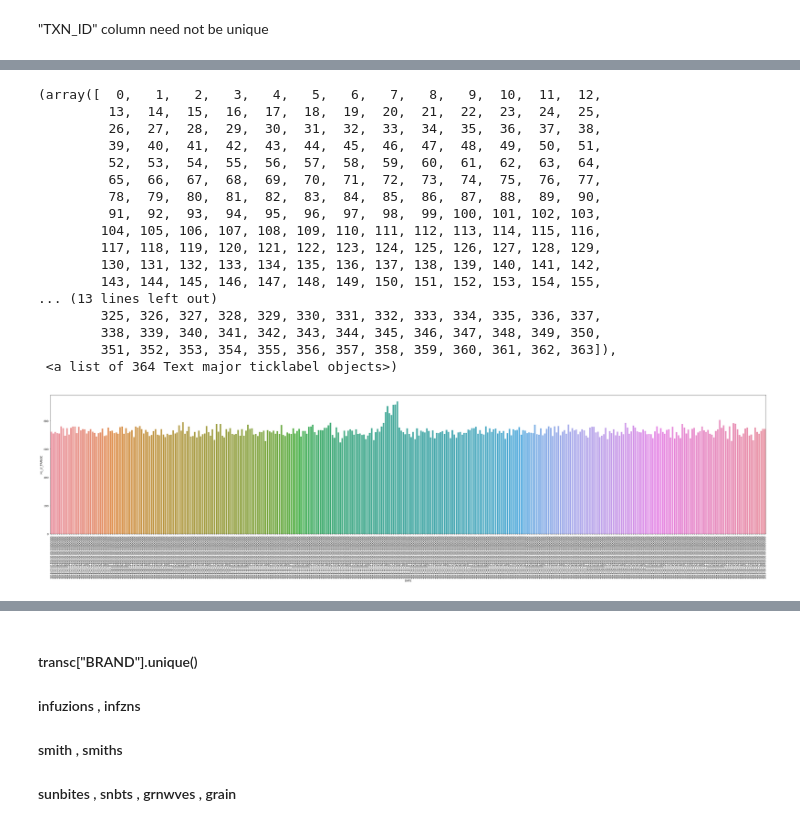
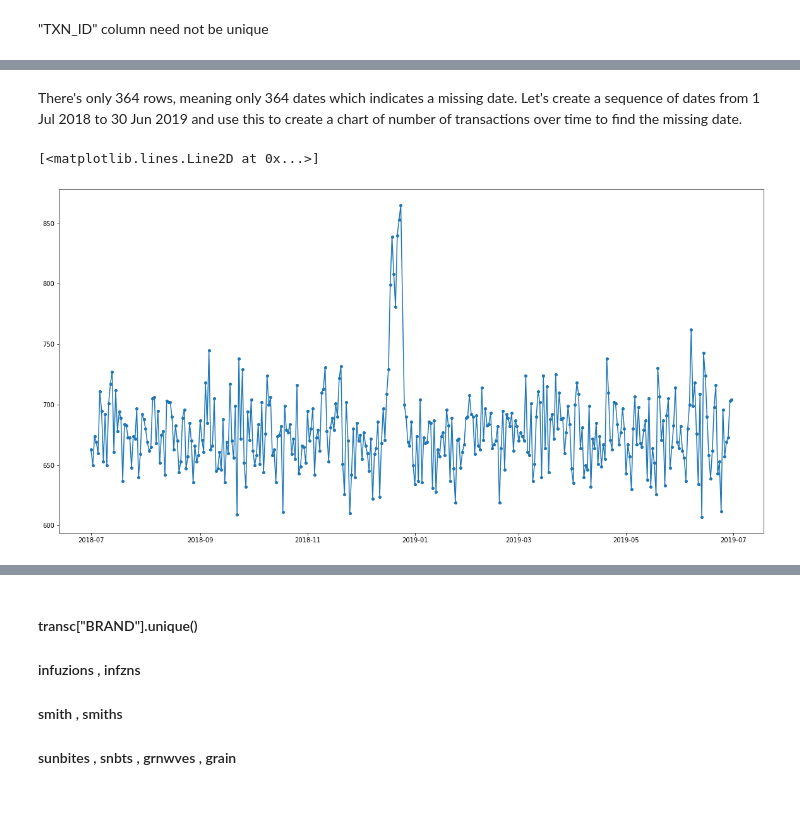
Before and after one commit to AbhinavBanisetti/Quantium_VirExp_Program, a Jupyter notebook: Module 1 quantium.ipynb, the cells around one changed output, grey strips where cells are left out. Cells and saved outputs as stored; diff of their text form; code cells hidden in the pictures.

```diff
--- a/Module 1 quantium.ipynb
+++ b/Module 1 quantium.ipynb
@@ -167,23 +260,14 @@ time_series.sort_values(by=["DATE"],ascending=True,inplace=True)
+# %% [markdown]
+There's only 364 rows, meaning only 364 dates which indicates a missing date. Let's
+create a sequence of dates from 1 Jul 2018 to 30 Jun 2019 and use this to create a
+chart of number of transactions over time to find the missing date.
 # %%
-plt.figure(figsize=(50,10))
+'''
 sns.barplot(x="DATE",y="No_of_TRANSC",data=time_series)
 plt.xticks(rotation=90)
+'''
+plt.figure(figsize=(20,10))
+plt.plot('DATE','No_of_TRANSC',data=time_series,marker='o',markersize=4)
 # %% [output]
-(array([  0,   1,   2,   3,   4,   5,   6,   7,   8,   9,  10,  11,  12,
-         13,  14,  15,  16,  17,  18,  19,  20,  21,  22,  23,  24,  25,
-         26,  27,  28,  29,  30,  31,  32,  33,  34,  35,  36,  37,  38,
-         39,  40,  41,  42,  43,  44,  45,  46,  47,  48,  49,  50,  51,
-         52,  53,  54,  55,  56,  57,  58,  59,  60,  61,  62,  63,  64,
-         65,  66,  67,  68,  69,  70,  71,  72,  73,  74,  75,  76,  77,
-         78,  79,  80,  81,  82,  83,  84,  85,  86,  87,  88,  89,  90,
-         91,  92,  93,  94,  95,  96,  97,  98,  99, 100, 101, 102, 103,
-        104, 105, 106, 107, 108, 109, 110, 111, 112, 113, 114, 115, 116,
-        117, 118, 119, 120, 121, 122, 123, 124, 125, 126, 127, 128, 129,
-        130, 131, 132, 133, 134, 135, 136, 137, 138, 139, 140, 141, 142,
-        143, 144, 145, 146, 147, 148, 149, 150, 151, 152, 153, 154, 155,
-... (13 lines left out)
-        325, 326, 327, 328, 329, 330, 331, 332, 333, 334, 335, 336, 337,
-        338, 339, 340, 341, 342, 343, 344, 345, 346, 347, 348, 349, 350,
-        351, 352, 353, 354, 355, 356, 357, 358, 359, 360, 361, 362, 363]),
- <a list of 364 Text major ticklabel objects>)
+[<matplotlib.lines.Line2D at 0x...>]
-[figure, old version]
+[figure, new version]
```
Also changed, not shown: parts of 58 cells of this notebook.
